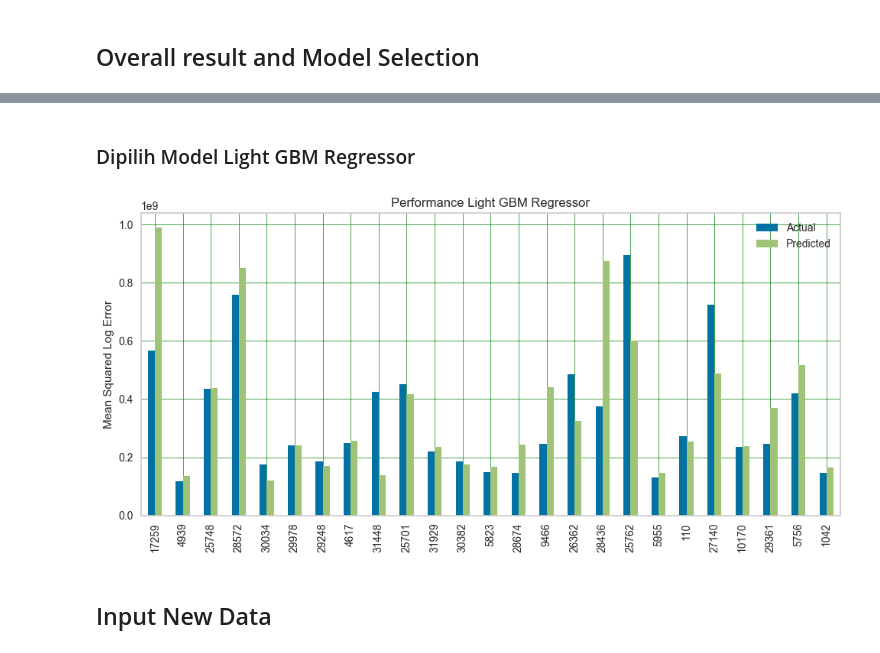
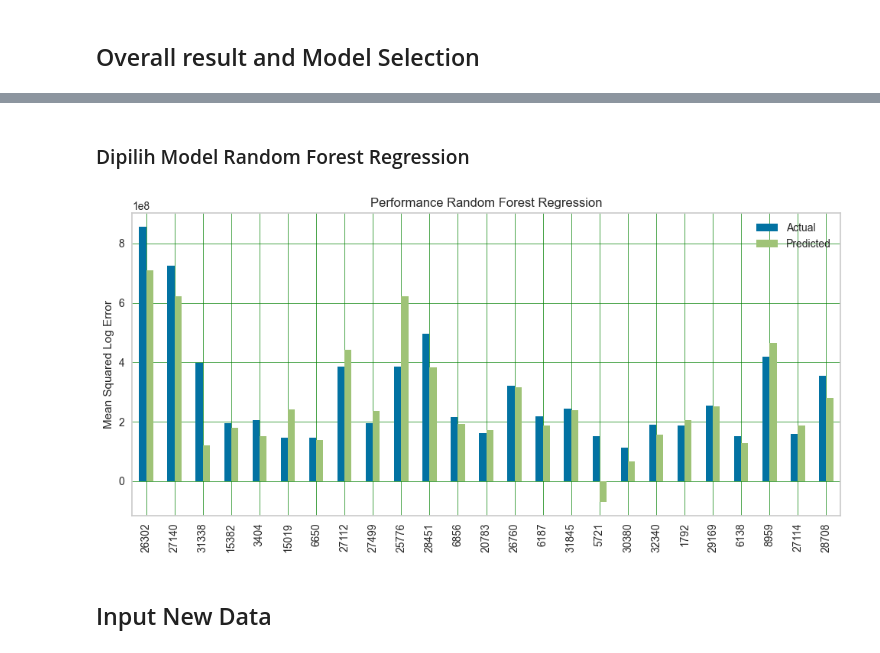
Before and after one commit to abudto/Data-Science-Analytics, a Jupyter notebook: Used Car Price Prediction (Web Scraping, Dashboard, Machine Learning)/Used Car Price Prediction.ipynb, the cells around one changed output, grey strips where cells are left out. Drawn from its saved outputs; the diff is of its cells as text; code cells hidden in the pictures.

```diff
--- a/Used Car Price Prediction (Web Scraping, Dashboard, Machine Learning)/Used Car Price Prediction.ipynb
+++ b/Used Car Price Prediction (Web Scraping, Dashboard, Machine Learning)/Used Car Price Prediction.ipynb
@@ -561,9 +556,9 @@ Root mean squared error:  133294409.62
 # %% [markdown]
 ### AdaBoost Regressor
 # %%
-ABR = AdaBoostRegressor(
-    DecisionTreeRegressor(max_depth=24),
-    n_estimators=200,learning_rate=0.1)
-ABR.fit(X_train_tnf, y_train)
-y_pred = ABR.predict(X_test_tnf)
+# ABR = AdaBoostRegressor(
+#     DecisionTreeRegressor(max_depth=24),
+#     n_estimators=200,learning_rate=0.1)
+# ABR.fit(X_train_tnf, y_train)
+# y_pred = ABR.predict(X_test_tnf)
 # %%
@@ -583,6 +573,6 @@ XGBoost Regressor
 # %%
-XGB = xgb.XGBRegressor(objective ='reg:squarederror', learning_rate = 0.4,
-                max_depth = 24, alpha = 5, n_estimators = 200)
-XGB.fit(X_train_tnf, y_train)
-y_pred = XGB.predict(X_test_tnf)
+# XGB = xgb.XGBRegressor(objective ='reg:squarederror', learning_rate = 0.4,
+#                 max_depth = 24, alpha = 5, n_estimators = 200)
+# XGB.fit(X_train_tnf, y_train)
+# y_pred = XGB.predict(X_test_tnf)
 # %%
@@ -600,6 +585,6 @@ Root mean squared error:  123176106.61
 # %% [markdown]
 ### Light GBM Regressor
 # %%
-LGB = lgb.LGBMRegressor()
-LGB.fit(X_train_tnf, y_train)
-y_pred = LGB.predict(X_test_tnf)
+# LGB = lgb.LGBMRegressor()
+# LGB.fit(X_train_tnf, y_train)
+# y_pred = LGB.predict(X_test_tnf)
@@ -625,7 +598,7 @@ Root mean squared error:  116817597.52
 # %% [markdown]
 ### Decision Tree Regressor
 # %%
-DTR = DecisionTreeRegressor()
-DTR.fit(X_train_tnf, y_train)
-y_pred = DTR.predict(X_test_tnf)
+# DTR = DecisionTreeRegressor()
+# DTR.fit(X_train_tnf, y_train)
+# y_pred = DTR.predict(X_test_tnf)
 # %%
@@ -680,17 +648,17 @@ plt.show()
 # %% [markdown]
-### Dipilih Model Light GBM Regressor
+### Dipilih Model Random Forest Regression
 # %%
 df_check = pd.DataFrame({'Actual': y_test, 'Predicted': y_pred})
 df_check = df_check.sample(25)
 #round(df_check,2)
 df_check.plot(kind='bar',figsize=(10,5))
 plt.grid(which='major', linestyle='-', linewidth='0.5', color='green')
-plt.title('Performance Light GBM Regressor')
+plt.title('Performance Random Forest Regression')
 plt.ylabel('Mean Squared Log Error')
-plt.savefig('Light-GBM-Regressor-Performance.jpg')
+plt.savefig('Random-Forest-Regression-Performance.jpg')
 plt.show()
 # %% [output]
-[figure, old version]
+[figure, new version]
 # %% [markdown]
 ## Input New Data
 # %%
```
Also changed, not shown: parts of 15 cells of this notebook, 6 other files.
